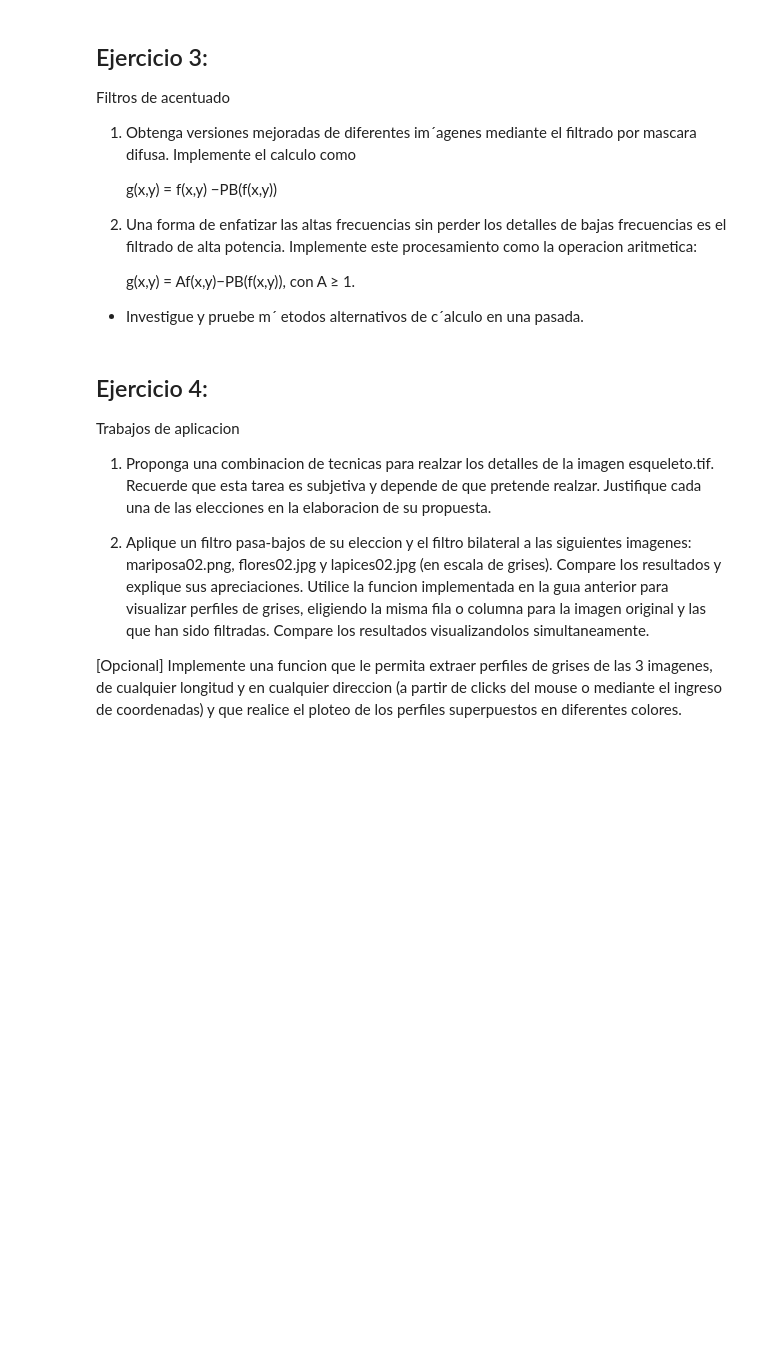
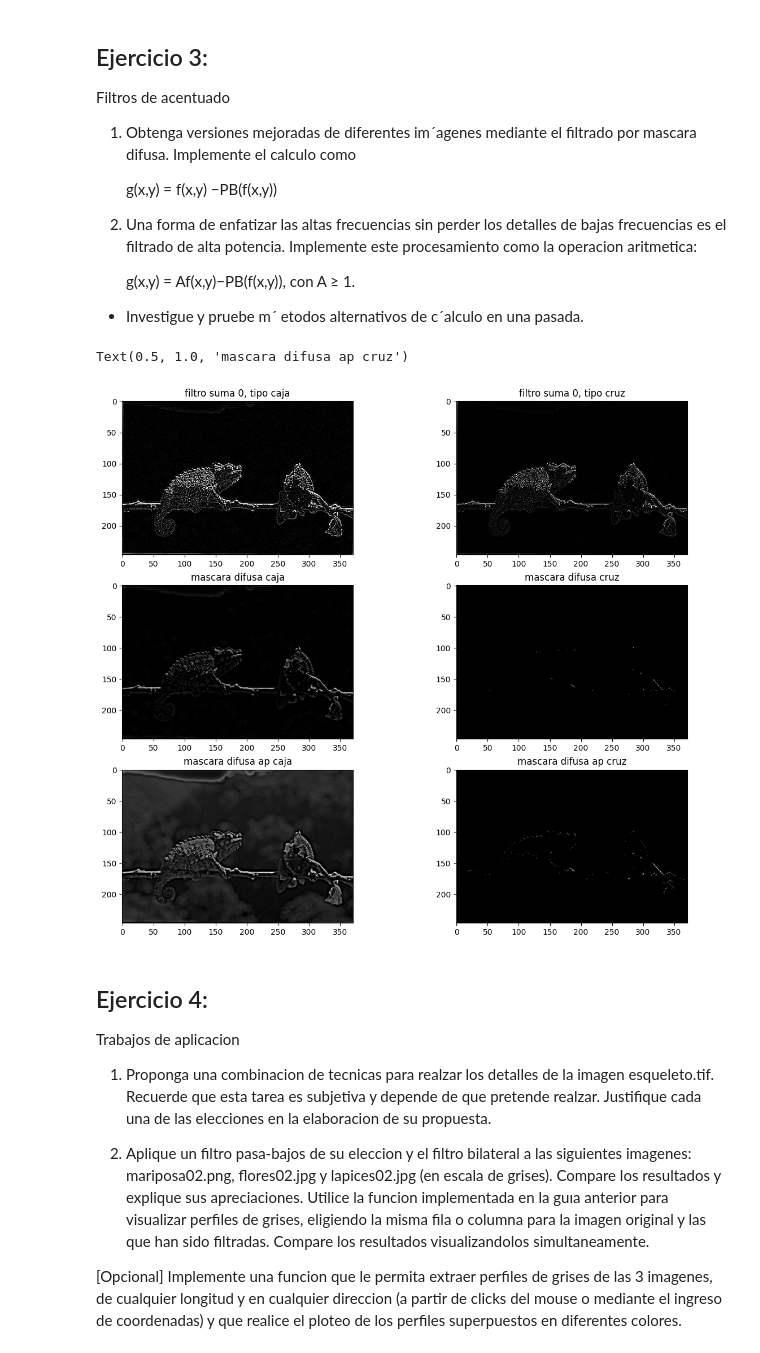
Before and after one commit to aguusandy/pdi-2024, a Jupyter notebook: Unidad3_PDI_filtrado.ipynb, the cells around one changed output. Saved outputs shown, nothing was run; the diff lists cells and outputs as text; code cells hidden in the pictures; blank space fills up the shorter version.

```diff
--- a/Unidad3_PDI_filtrado.ipynb
+++ b/Unidad3_PDI_filtrado.ipynb
@@ -262,6 +272,31 @@ Filtros de acentuado
     g(x,y) = Af(x,y)−PB(f(x,y)), con A ≥ 1.
 
 * Investigue y pruebe m´ etodos alternativos de c´alculo en una pasada.
+# %%
+img3 = cv2.imread('camaleon.tif',cv2.IMREAD_GRAYSCALE)
+kernel_size = 9
+filtro_caja = crear_filtro_promediador(kernel_size,tipo=0) # tipo 0 caja
+img3_suaviazada_caja = cv2.filter2D(img3, -1, filtro_caja)
+filtro_cruz = crear_filtro_promediador(kernel_size,tipo=1) #  tipo 1 cruz
+img3_suaviazada_cruz = cv2.filter2D(img3, -1, filtro_cruz)
+#3.1 diffuse mask = it is a high pass filter that comes from the subtraccion
+  # from the original image and an average of it
+mascara_difusa_caja = cv2.subtract(img3,img3_suaviazada_caja)
+mascara_difusa_cruz = cv2.subtract(img3,img3_suaviazada_cruz)
+#3.2 diffuse mask high potential A > 1
+A = 1.3
+mascara_difusa_caja_alta_potencia = cv2.subtract(np.clip(A*img3, 0, 255).astype(np.uint8),img3_suaviazada_caja)
+mascara_difusa_cruz_alta_potencia = cv2.subtract(np.clip(A*img3, 0, 255).astype(np.uint8),img3_suaviazada_cruz)
+fig, ax = plt.subplots(nrows=3,ncols=2,figsize=(14,12))
+ax[0,0].imshow(img2_2_suma0_caja,cmap='gray');ax[0,0].set_title('filtro suma 0, tipo caja')
+ax[0,1].imshow(img2_2_suma0_cruz,cmap='gray');ax[0,1].set_title('filtro suma 0, tipo cruz')
+ax[1,0].imshow(mascara_difusa_caja,cmap='gray');ax[1,0].set_title('mascara difusa caja')
+ax[1,1].imshow(mascara_difusa_cruz,cmap='gray');ax[1,1].set_title('mascara difusa cruz')
+ax[2,0].imshow(mascara_difusa_caja_alta_potencia,cmap='gray');ax[2,0].set_title('mascara difusa ap caja')
+ax[2,1].imshow(mascara_difusa_cruz_alta_potencia,cmap='gray');ax[2,1].set_title('mascara difusa ap cruz')
+# %% [output]
+Text(0.5, 1.0, 'mascara difusa ap cruz')
+[figure, added]
 # %% [markdown]
 ## Ejercicio 4:
 Trabajos de aplicacion
```
Also changed, not shown: parts of 12 cells of this notebook.
